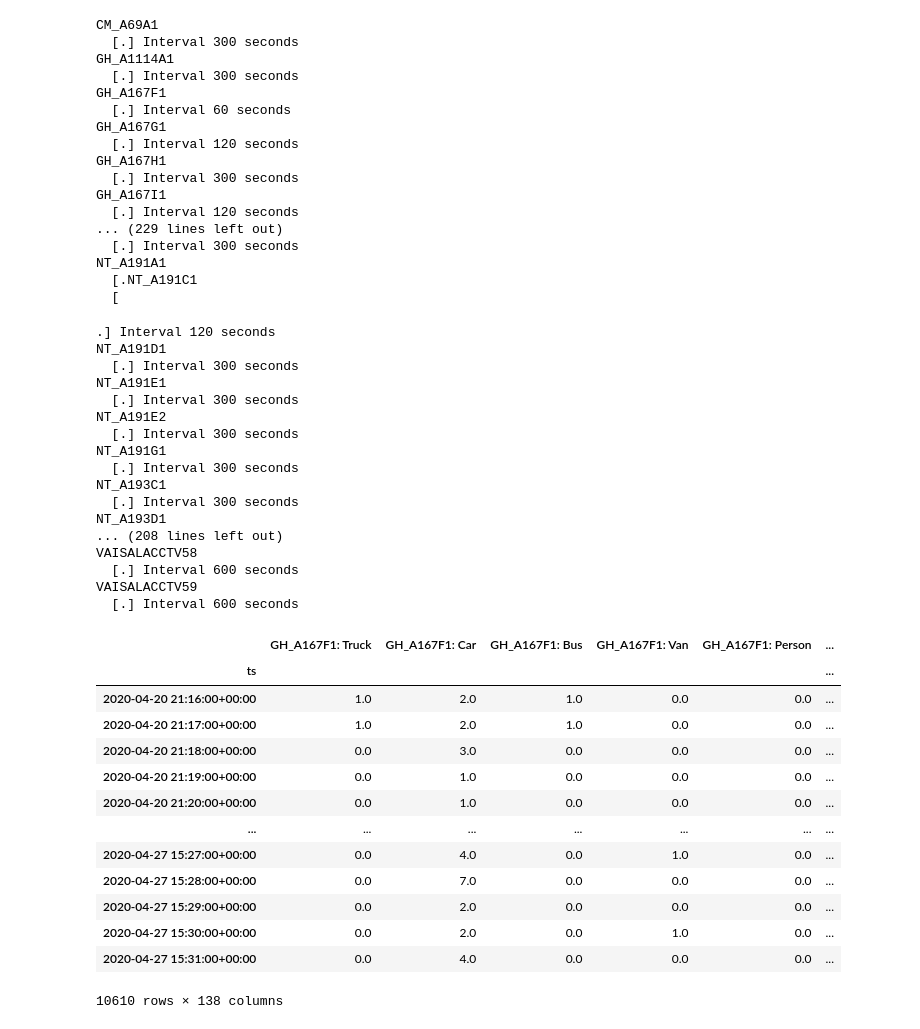
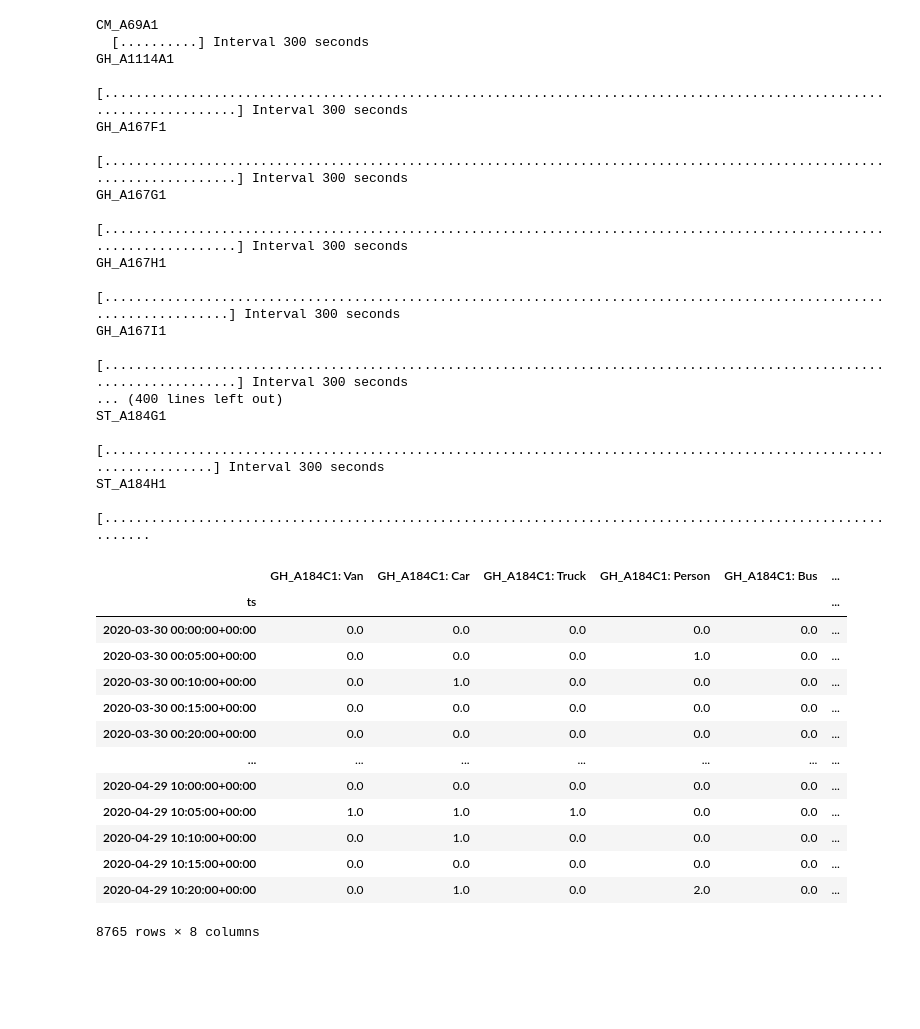
Before and after one commit to urbanobservatory/movement-dashboard, a Jupyter notebook: notebooks/update-feature-recognition.ipynb, the cells around one changed output. Drawn from its saved outputs; the diff is of its cells as text; code cells hidden in the pictures; blank space fills up the shorter version.

```diff
--- a/notebooks/update-feature-recognition.ipynb
+++ b/notebooks/update-feature-recognition.ipynb
@@ -16,5 +16,5 @@ import sqlite3
 tzUTC = dateutil.tz.gettz('UTC')
 tzLocal = dateutil.tz.gettz('Europe/London')
 
-earliestData = datetime.datetime.strptime('2020-04-20T00:00:00Z', '%Y-%m-%dT%H:%M:%SZ').replace(tzinfo=tzUTC)
+earliestData = datetime.datetime.strptime('2020-01-01T00:00:00Z', '%Y-%m-%dT%H:%M:%SZ').replace(tzinfo=tzUTC)
 dateToday = datetime.datetime.combine(datetime.date.today(), datetime.datetime.min.time()).replace(tzinfo=tzUTC)
@@ -154,11 +124,17 @@ for cameraId in pdSources.index:
                 print('x', end='')
                 time.sleep(min(windowAttempts, 10))
 
+        for i, r in enumerate(windowResponse):
+            for count in windowResponse[i]['counts']:
+                if not isinstance(windowResponse[i]['counts'][count], int):
+                    windowResponse[i]['counts'][count] = windowResponse[i]['counts'][count]['count']
+
         sourceOnDay = pd.DataFrame.from_records(pd.json_normalize(windowResponse), index=['ts'])
         if not sourceOnDay.empty:
             sourceOnDay.index = sourceOnDay.index.to_series().apply(lambda t: datetime.datetime.strptime(t, '%Y-%m-%d %H:%M:%S').replace(tzinfo=tzUTC))
 
         if len(sourceOnDay.columns) == 0:
+            print('-', end='')
             continue
 
         if sourceTs is None:
@@ -166,7 +142,7 @@ for cameraId in pdSources.index:
         else:
             sourceTs = sourceTs.append(sourceOnDay)
 
-        print('.', end='')
+        print('#', end='')
 
     if sourceTs is None:
         continue
@@ -192,6 +168,8 @@ for cameraId in pdSources.index:
         continue
     else:
         sourceInterval = min(600, round(tsInterval / 60) * 60)
+        if sourceInterval == 360:
+            sourceInterval = 300
     camerasByInterval[cameraId] = sourceInterval
 
     sourceTsNumeric = sourceTs.resample('%us' % sourceInterval).nearest().drop(columns=['Source image'], errors='ignore').fillna(0)
@@ -213,60 +191,43 @@ for cameraId in pdSources.index:
             pointTsByInterval[sourceInterval] = pointTsByInterval[sourceInterval].join(sourceTs)
 # %% [output]
 CM_A69A1
-  [.] Interval 300 seconds
+  [..........] Interval 300 seconds
 GH_A1114A1
-  [.] Interval 300 seconds
+  [......................................................................................................................] Interval 300 seconds
 GH_A167F1
-  [.] Interval 60 seconds
+  [......................................................................................................................] Interval 300 seconds
 GH_A167G1
-  [.] Interval 120 seconds
+  [......................................................................................................................] Interval 300 seconds
 GH_A167H1
-  [.] Interval 300 seconds
+  [.....................................................................................................................] Interval 300 seconds
 GH_A167I1
-  [.] Interval 120 seconds
-... (229 lines left out)
-  [.] Interval 300 seconds
-NT_A191A1
-  [.NT_A191C1
-  [
+  [......................................................................................................................] Interval 300 seconds
+... (400 lines left out)
+ST_A184G1
+  [...................................................................................................................] Interval 300 seconds
+ST_A184H1
+  [...........................................................................................................
-.] Interval 120 seconds
-NT_A191D1
-  [.] Interval 300 seconds
-NT_A191E1
-  [.] Interval 300 seconds
-NT_A191E2
-  [.] Interval 300 seconds
-NT_A191G1
-  [.] Interval 300 seconds
-NT_A193C1
-  [.] Interval 300 seconds
-NT_A193D1
-... (208 lines left out)
-VAISALACCTV58
-  [.] Interval 600 seconds
-VAISALACCTV59
-  [.] Interval 600 seconds
 # %%
 for interval in pointTsByInterval:
     if interval in pointTsByIntervalOld:
         pointTsByInterval[interval] = pointTsByIntervalOld[interval].append(pointTsByInterval[interval])
 # %%
-pointTsByInterval[60]
+pointTsByInterval[300]
 # %% [output]
-|  | GH_A167F1: Truck | GH_A167F1: Car | GH_A167F1: Bus | GH_A167F1: Van | GH_A167F1: Person | ... |
+|  | GH_A184C1: Van | GH_A184C1: Car | GH_A184C1: Truck | GH_A184C1: Person | GH_A184C1: Bus | ... |
 | ts |  |  |  |  |  | ... |
-| 2020-04-20 21:16:00+00:00 | 1.0 | 2.0 | 1.0 | 0.0 | 0.0 | ... |
-| 2020-04-20 21:17:00+00:00 | 1.0 | 2.0 | 1.0 | 0.0 | 0.0 | ... |
-| 2020-04-20 21:18:00+00:00 | 0.0 | 3.0 | 0.0 | 0.0 | 0.0 | ... |
-| 2020-04-20 21:19:00+00:00 | 0.0 | 1.0 | 0.0 | 0.0 | 0.0 | ... |
-| 2020-04-20 21:20:00+00:00 | 0.0 | 1.0 | 0.0 | 0.0 | 0.0 | ... |
+| 2020-03-30 00:00:00+00:00 | 0.0 | 0.0 | 0.0 | 0.0 | 0.0 | ... |
+| 2020-03-30 00:05:00+00:00 | 0.0 | 0.0 | 0.0 | 1.0 | 0.0 | ... |
+| 2020-03-30 00:10:00+00:00 | 0.0 | 1.0 | 0.0 | 0.0 | 0.0 | ... |
+| 2020-03-30 00:15:00+00:00 | 0.0 | 0.0 | 0.0 | 0.0 | 0.0 | ... |
+| 2020-03-30 00:20:00+00:00 | 0.0 | 0.0 | 0.0 | 0.0 | 0.0 | ... |
 | ... | ... | ... | ... | ... | ... | ... |
-| 2020-04-27 15:27:00+00:00 | 0.0 | 4.0 | 0.0 | 1.0 | 0.0 | ... |
-| 2020-04-27 15:28:00+00:00 | 0.0 | 7.0 | 0.0 | 0.0 | 0.0 | ... |
-| 2020-04-27 15:29:00+00:00 | 0.0 | 2.0 | 0.0 | 0.0 | 0.0 | ... |
-| 2020-04-27 15:30:00+00:00 | 0.0 | 2.0 | 0.0 | 1.0 | 0.0 | ... |
-| 2020-04-27 15:31:00+00:00 | 0.0 | 4.0 | 0.0 | 0.0 | 0.0 | ... |
+| 2020-04-29 10:00:00+00:00 | 0.0 | 0.0 | 0.0 | 0.0 | 0.0 | ... |
+| 2020-04-29 10:05:00+00:00 | 1.0 | 1.0 | 1.0 | 0.0 | 0.0 | ... |
+| 2020-04-29 10:10:00+00:00 | 0.0 | 1.0 | 0.0 | 0.0 | 0.0 | ... |
+| 2020-04-29 10:15:00+00:00 | 0.0 | 0.0 | 0.0 | 0.0 | 0.0 | ... |
+| 2020-04-29 10:20:00+00:00 | 0.0 | 1.0 | 0.0 | 2.0 | 0.0 | ... |
-10610 rows × 138 columns
+8765 rows × 8 columns
 # %%
 pdSources.drop(columns=['interval'], inplace=True, errors='ignore')
 pdSourcesWithInterval = pdSources.join(pd.DataFrame.from_dict(camerasByInterval, orient='index', columns=['interval']))
```
Also changed, not shown: parts of 3 cells of this notebook, 2 other files.
